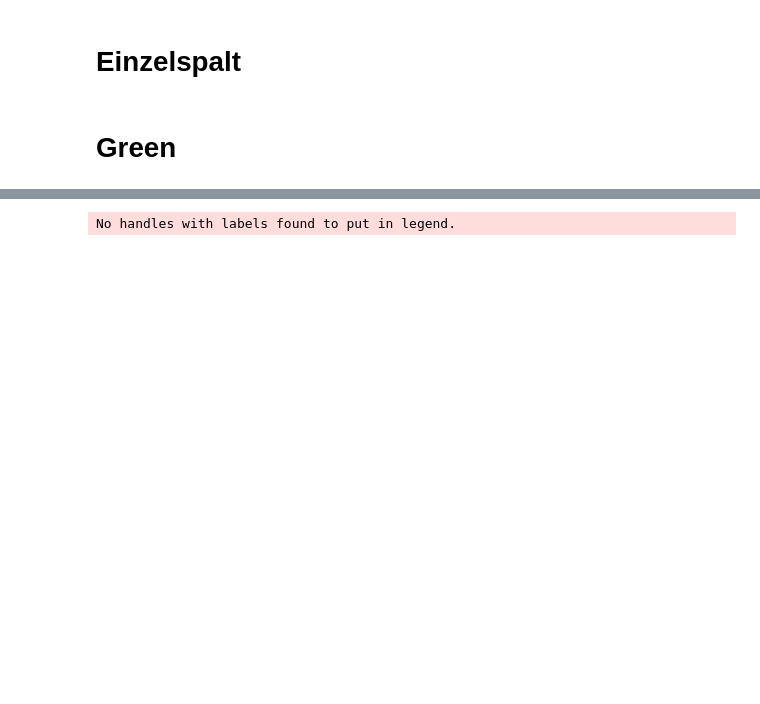
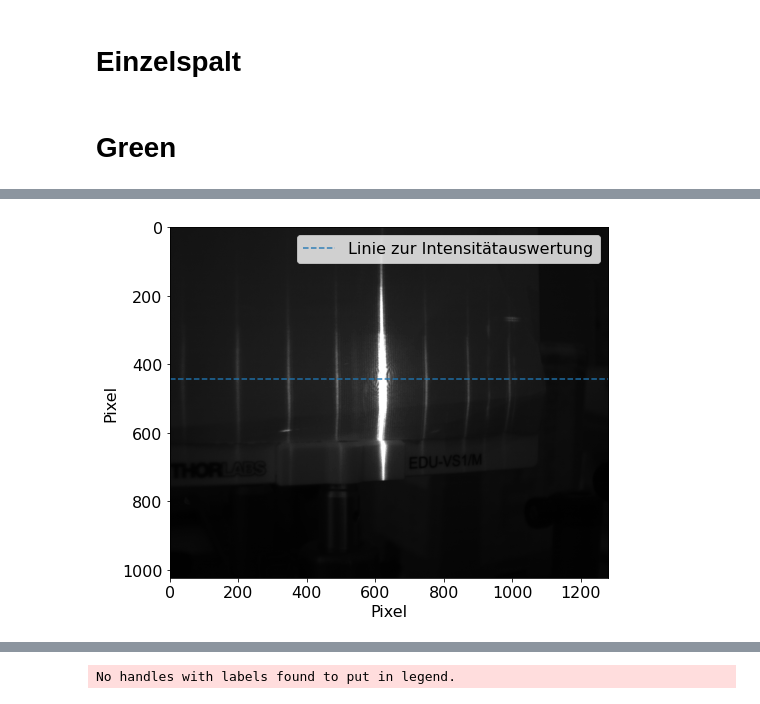
Before and after one commit to T1mors/FPR, a Jupyter notebook: 1 Fourieroptik/Sec5.ipynb, the cells around one changed output, grey strips where cells are left out. Saved outputs shown, nothing was run; the diff lists cells and outputs as text; code cells hidden in the pictures; blank space fills up the shorter version.

```diff
--- a/1 Fourieroptik/Sec5.ipynb
+++ b/1 Fourieroptik/Sec5.ipynb
@@ -36,3 +38,17 @@ plt.show()
+# %%
+filepath = "Sec5/Einzelspalt/Green10.png"
+image = mpimg.imread(filepath)
+fig, ax = plt.subplots(1,1, figsize=(10,6))
+imgplot = ax.imshow(image, cmap="gray")
+
+ax.axhline(y=row, label="Linie zur Intensitätauswertung", alpha=0.9, ls="--")
+ax.set_xlabel("Pixel")
+ax.set_ylabel("Pixel")
+ax.legend()
+plt.tight_layout()
+plt.savefig("Abb/Sec_5_1_CCD_Bild_Green_10.png")
+# %% [output]
+[figure, added]
 # %%
 pixelbreite = np.array(["10"])
 pixel = np.arange(1,1281)-int(WIDTH/2)
```
Also changed, not shown: parts of 9 cells of this notebook, 11 other files.
